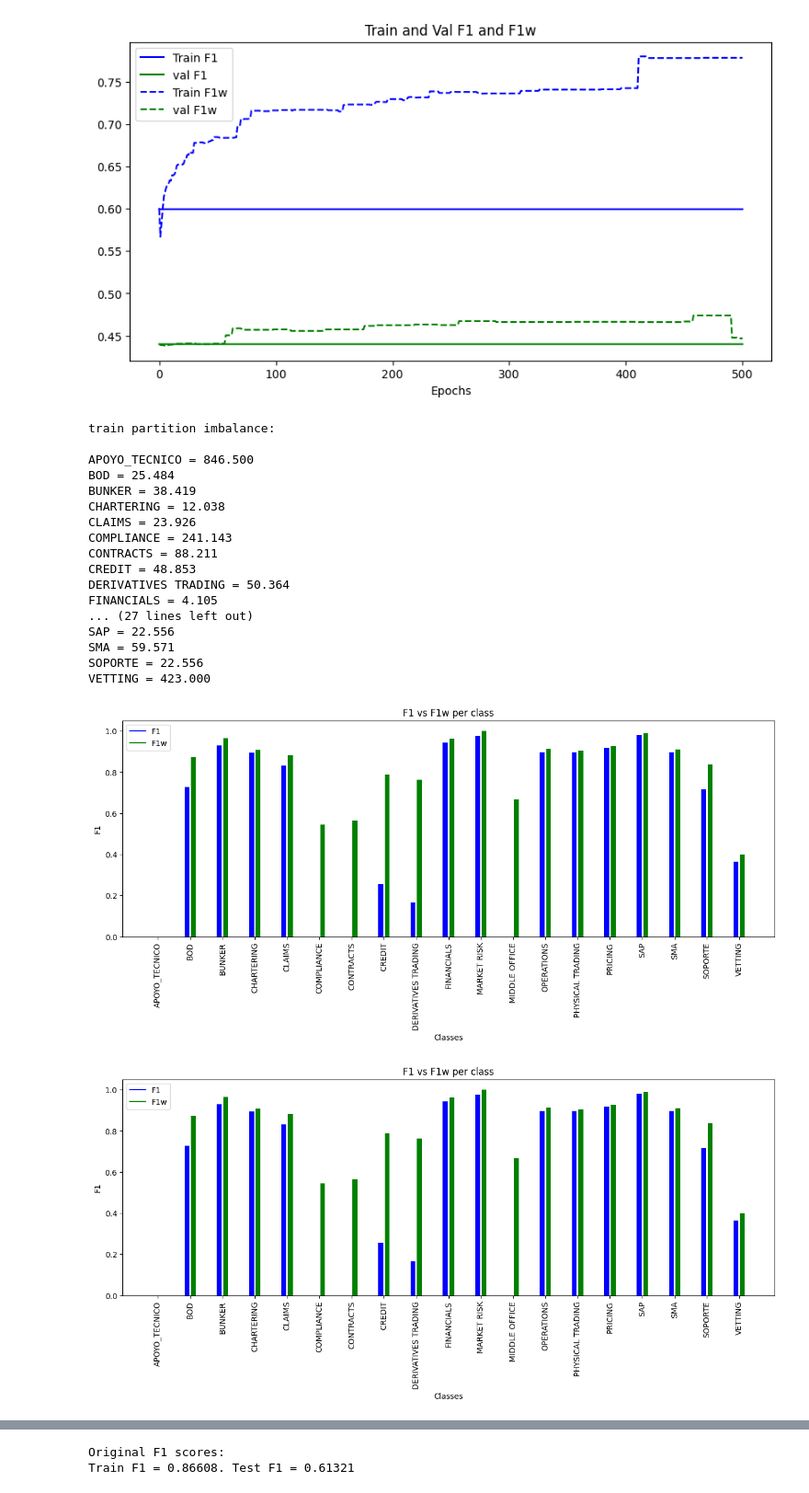
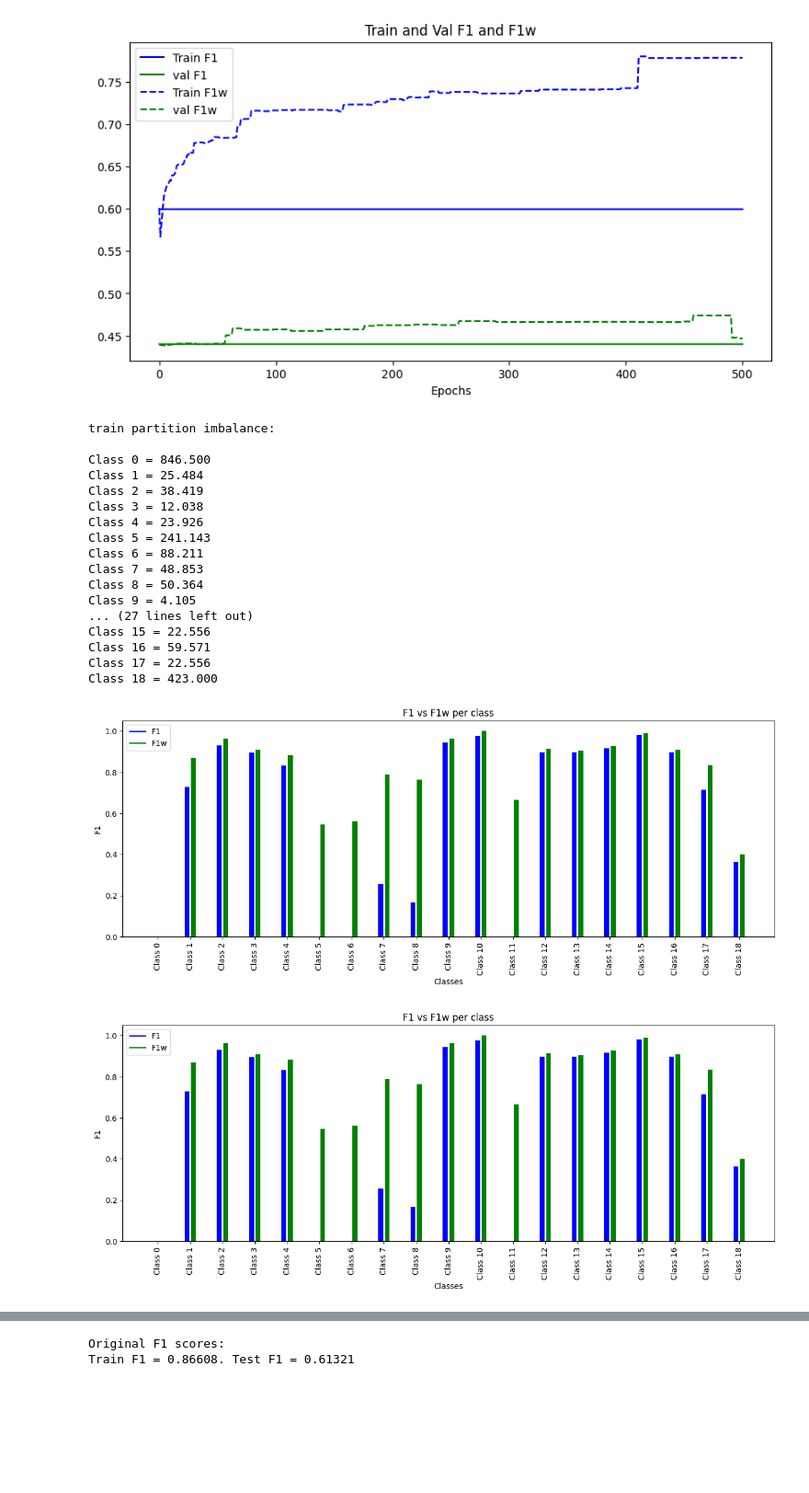
Before and after one commit to isllabres/Multiclass-Working-Point-Fixer, a Jupyter notebook: notebooks/tutorial_multiclass_working_point_fixer.ipynb, the cells around one changed output, grey strips where cells are left out. Shown at 92% size. Cells and saved outputs as stored; diff of their text form; code cells hidden in the pictures; blank space fills up the shorter version.

```diff
--- a/notebooks/tutorial_multiclass_working_point_fixer.ipynb
+++ b/notebooks/tutorial_multiclass_working_point_fixer.ipynb
@@ -391,9 +408,9 @@ test_f1 = f1_score(y_true=y_test_true.to_numpy().argmax(axis=1),
 print(f"Original {model_params['multiclass_f1_average']} F1 scores:")
 print(f"Train F1 = {train_f1:.5f}. Test F1 = {test_f1:.5f}\n")
 
-wp_fixer_fmodule = multiclass_Working_Point_Fixer(model_params=model_params)
+wp_fixer_multiclass = multiclass_Working_Point_Fixer(model_params=model_params)
 
-wp_fixer_fmodule.fit(x_tr=y_train_pred.to_numpy(),
+wp_fixer_multiclass.fit(x_tr=y_train_pred.to_numpy(),
                      y_tr=y_train_true.to_numpy(),
                      x_tst=y_test_pred.to_numpy(),
                      y_tst=y_test_true.to_numpy(),
@@ -419,36 +436,40 @@ Epoch 499/500. Train Loss: 0.11109. Val Loss: 0.34755 Train F1: 0.59940. Val F1:
 [figure]
 [figure]
 # %%
-wp_fixer_fmodule.compute_imbalance(train_partition=y_train_true,
-                                   test_partition=y_test_true)
+wp_fixer_multiclass.compute_imbalance(
+    train_partition=y_train_true,
+    test_partition=y_test_true)
 # %% [output]
 train partition imbalance:
 
-APOYO_TECNICO = 846.500
-BOD = 25.484
-BUNKER = 38.419
-CHARTERING = 12.038
-CLAIMS = 23.926
-COMPLIANCE = 241.143
-CONTRACTS = 88.211
-CREDIT = 48.853
-DERIVATIVES TRADING = 50.364
-FINANCIALS = 4.105
+Class 0 = 846.500
+Class 1 = 25.484
+Class 2 = 38.419
+Class 3 = 12.038
+Class 4 = 23.926
+Class 5 = 241.143
+Class 6 = 88.211
+Class 7 = 48.853
+Class 8 = 50.364
+Class 9 = 4.105
 ... (27 lines left out)
-SAP = 22.556
-SMA = 59.571
-SOPORTE = 22.556
-VETTING = 423.000
+Class 15 = 22.556
+Class 16 = 59.571
+Class 17 = 22.556
+Class 18 = 423.000
 # %%
 #train
-wp_fixer_fmodule.plot_class_f1_scores(x=y_train_pred.to_numpy(),
-                                      y=y_train_true.to_numpy(),
-                                      c_names=list(y_test_true))
+wp_fixer_multiclass.plot_class_f1_scores(
+    x=y_train_pred.to_numpy(),
+    y=y_train_true.to_numpy(),
+    c_names=list(y_test_true))
+
 #test
-wp_fixer_fmodule.plot_class_f1_scores(x=y_test_pred.to_numpy(),
-                                      y=y_test_true.to_numpy(),
-                                      c_names=list(y_test_true))
+wp_fixer_multiclass.plot_class_f1_scores(
+    x=y_test_pred.to_numpy(),
+    y=y_test_true.to_numpy(),
+    c_names=list(y_test_true))
 # %% [output]
-[figure, old version]
+[figure, new version]
-[figure, old version]
+[figure, new version]
 # %%
```
Also changed, not shown: parts of 9 cells of this notebook.
